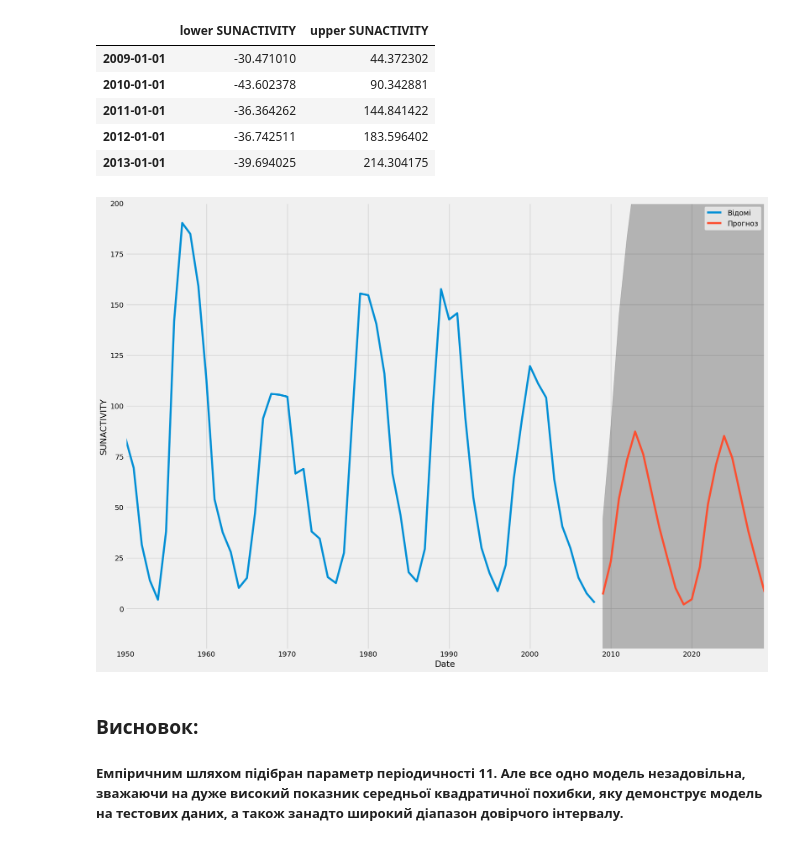
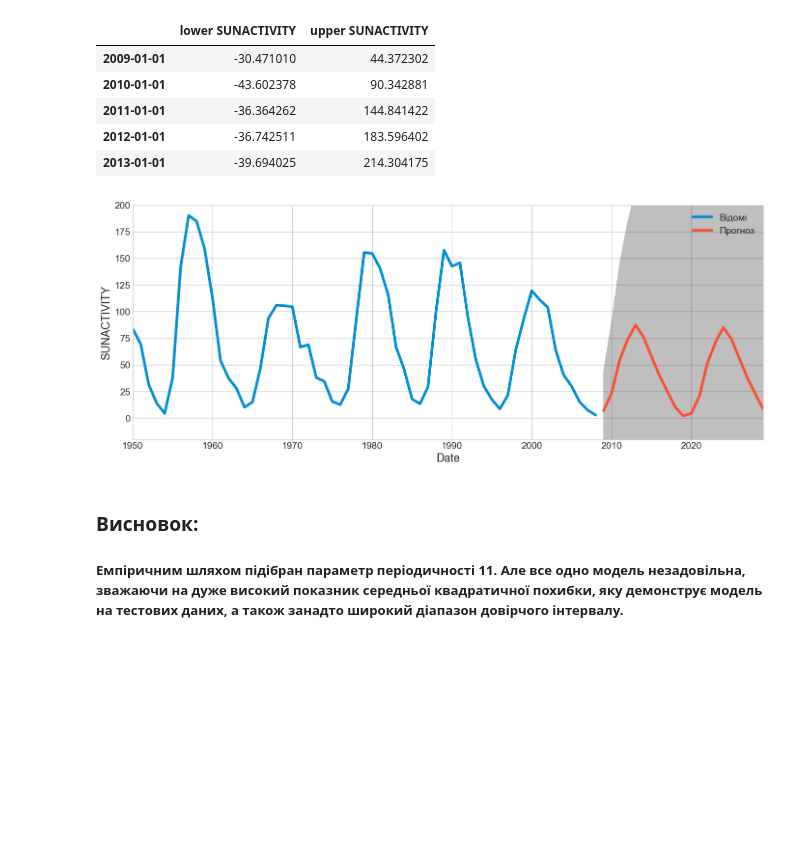
Before and after one commit to KotPetr/PDS2_Konst_Petrenko, a Jupyter notebook: Lesson_45/dz_45.ipynb, the cells around one changed output. Saved outputs shown, nothing was run; the diff lists cells and outputs as text; code cells hidden in the pictures; blank space fills up the shorter version.

```diff
--- a/Lesson_45/dz_45.ipynb
+++ b/Lesson_45/dz_45.ipynb
@@ -191,19 +191,19 @@ pred_ci.head()
 | 2012-01-01 | -36.742511 | 183.596402 |
 | 2013-01-01 | -39.694025 | 214.304175 |
 # %%
-ax = sa['1950':].plot(label='Відомі', figsize=(20, 15))
+ax = sa['1950':].plot(label='Відомі', figsize=(15, 6))
 pred_uc.predicted_mean.plot(ax=ax, label='Прогноз')
 ax.fill_between(pred_ci.index,
                 pred_ci.iloc[:, 0],
                 pred_ci.iloc[:, 1],
                 color='k', alpha=.25)
 ax.set_xlabel('Date')
 ax.set_ylabel('SUNACTIVITY')
 ax.set_ylim(bottom=-20, top = 200)
 plt.legend()
 plt.show()
 # %% [output]
-[figure, old version]
+[figure, new version]
 # %% [markdown]
 ### Висновок:
 ##### Емпіричним шляхом підібран параметр періодичності 11. Але все одно модель незадовільна, зважаючи на дуже високий показник середньої квадратичної похибки, яку демонструє модель на тестових даних, а також занадто широкий діапазон довірчого інтервалу.
```
Also changed, not shown: parts of 1 cell of this notebook.
